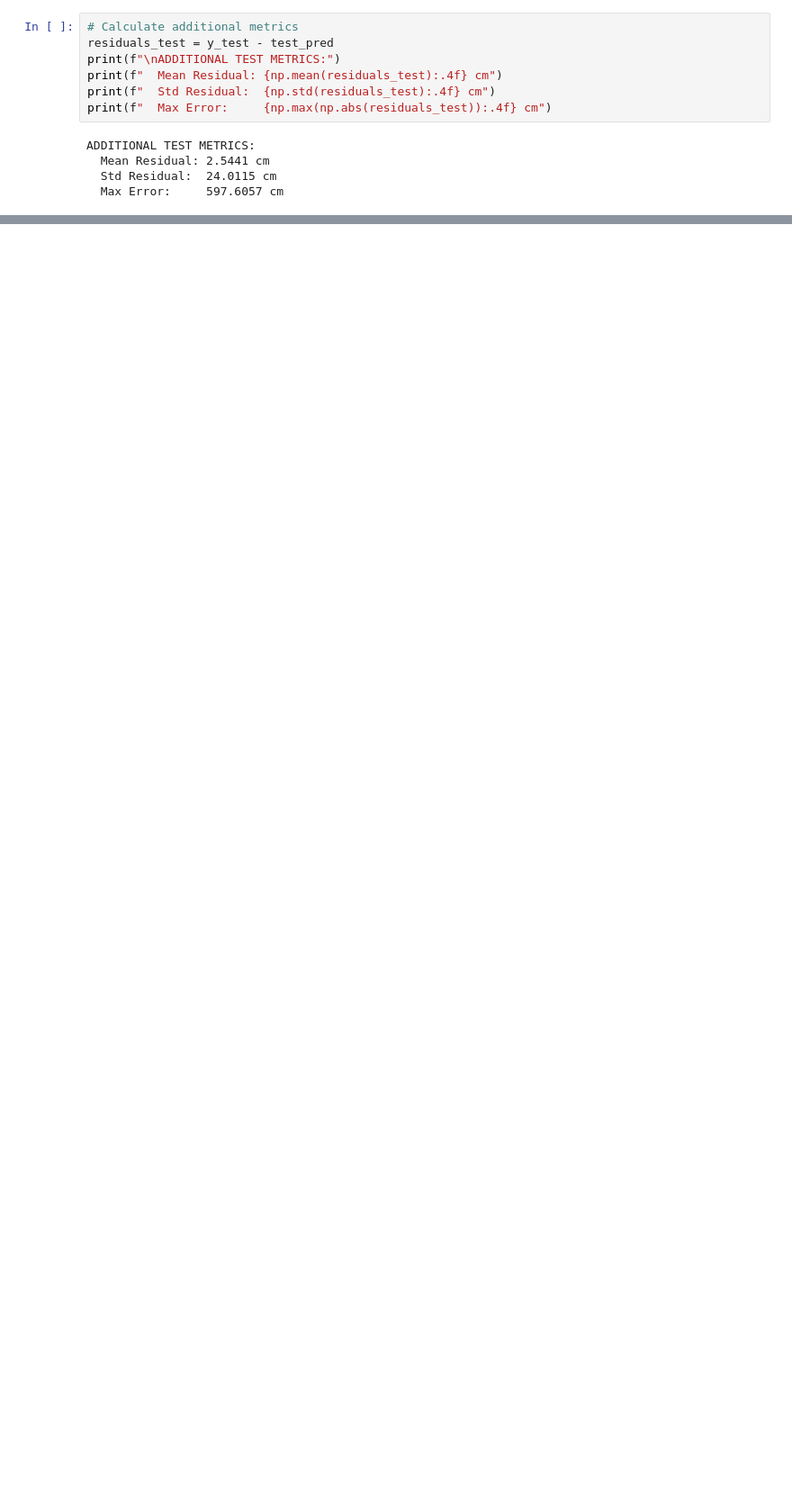
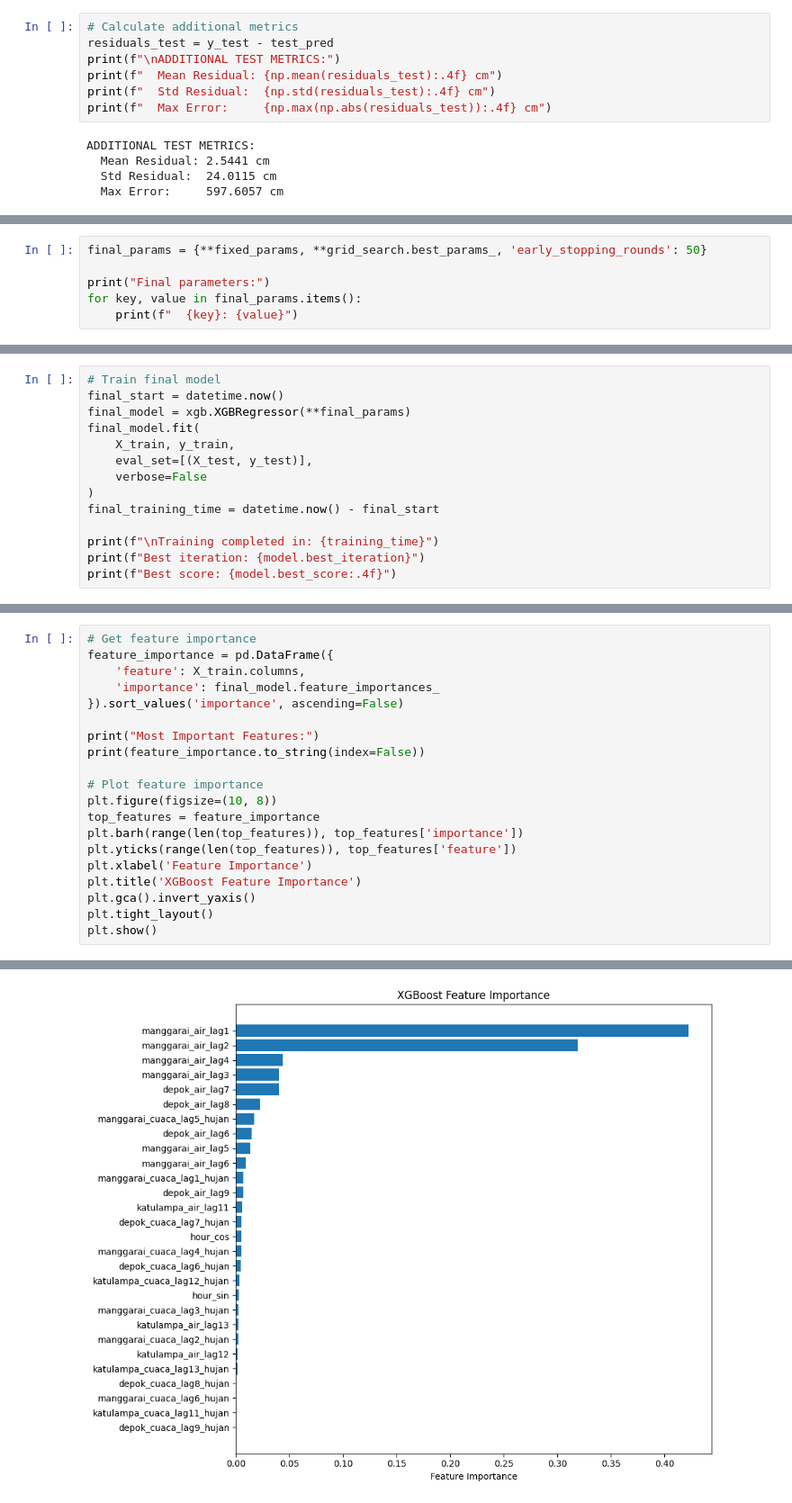
Before and after one commit to elvano22/Pintu-Air, a Jupyter notebook: 08a_XGBoost_Manggarai.ipynb, the cells around one changed output, grey strips where cells are left out. Shown at 90% size. Drawn from its saved outputs; the diff is of its cells as text; blank space fills up the shorter version.

```diff
--- a/08a_XGBoost_Manggarai.ipynb
+++ b/08a_XGBoost_Manggarai.ipynb
@@ -307,0 +467,6 @@ Available evaluation results: ['validation_0']
+# %%
+final_params = {**fixed_params, **grid_search.best_params_, 'early_stopping_rounds': 50}
+
+print("Final parameters:")
+for key, value in final_params.items():
+    print(f"  {key}: {value}")
@@ -307,0 +491,14 @@ Available evaluation results: ['validation_0']
+# %%
+# Train final model
+final_start = datetime.now()
+final_model = xgb.XGBRegressor(**final_params)
+final_model.fit(
+    X_train, y_train,
+    eval_set=[(X_test, y_test)],
+    verbose=False
+)
+final_training_time = datetime.now() - final_start
+
+print(f"\nTraining completed in: {training_time}")
+print(f"Best iteration: {model.best_iteration}")
+print(f"Best score: {model.best_score:.4f}")
@@ -307,0 +563,21 @@ Available evaluation results: ['validation_0']
+# %%
+# Get feature importance
+feature_importance = pd.DataFrame({
+    'feature': X_train.columns,
+    'importance': final_model.feature_importances_
+}).sort_values('importance', ascending=False)
+
+print("Most Important Features:")
+print(feature_importance.to_string(index=False))
+
+# Plot feature importance
+plt.figure(figsize=(10, 8))
+top_features = feature_importance
+plt.barh(range(len(top_features)), top_features['importance'])
+plt.yticks(range(len(top_features)), top_features['feature'])
+plt.xlabel('Feature Importance')
+plt.title('XGBoost Feature Importance')
+plt.gca().invert_yaxis()
+plt.tight_layout()
+plt.show()
+# %% [output]
@@ -307,0 +601 @@ Available evaluation results: ['validation_0']
+[figure, added]
```
Also changed, not shown: parts of 30 cells of this notebook, 6 other files.
